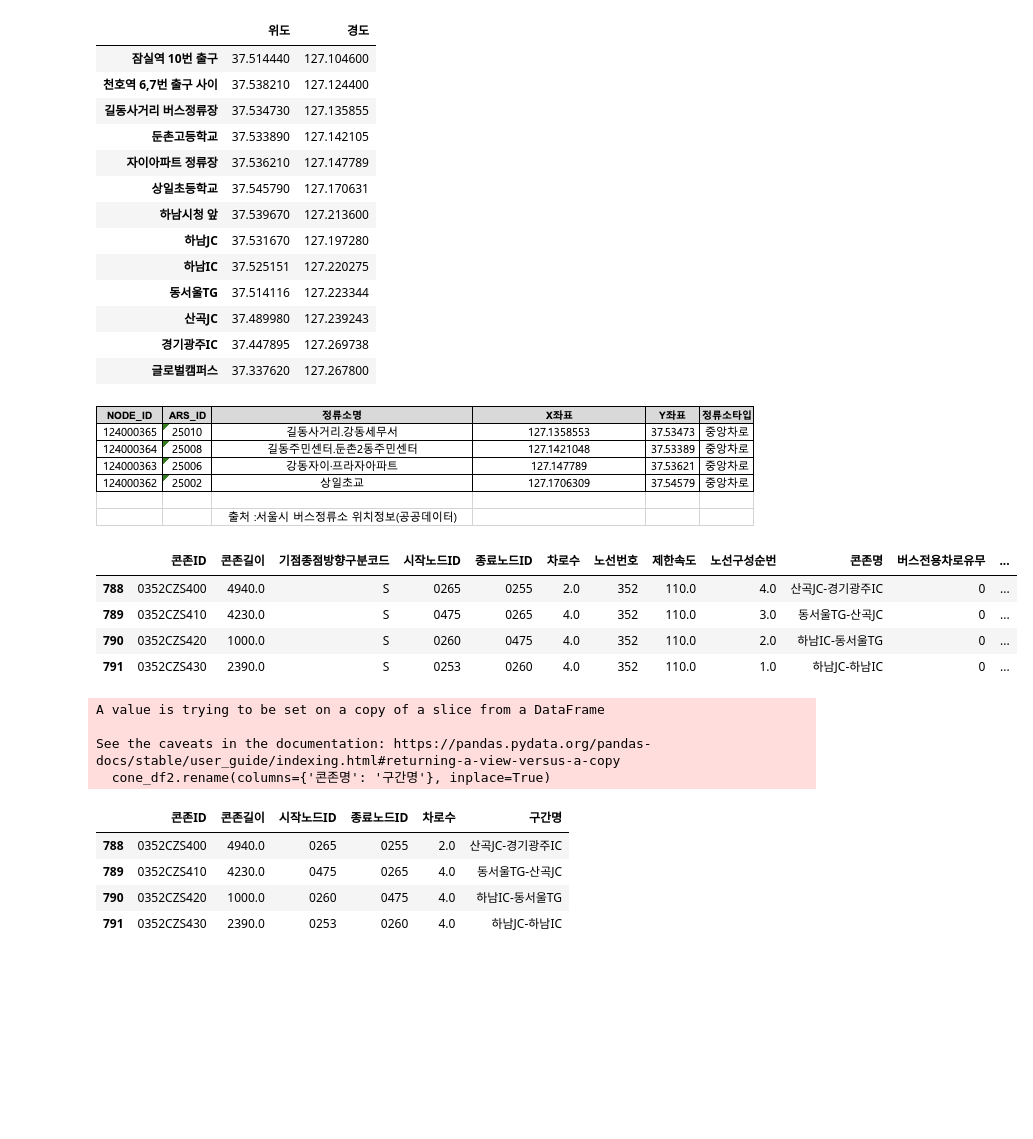
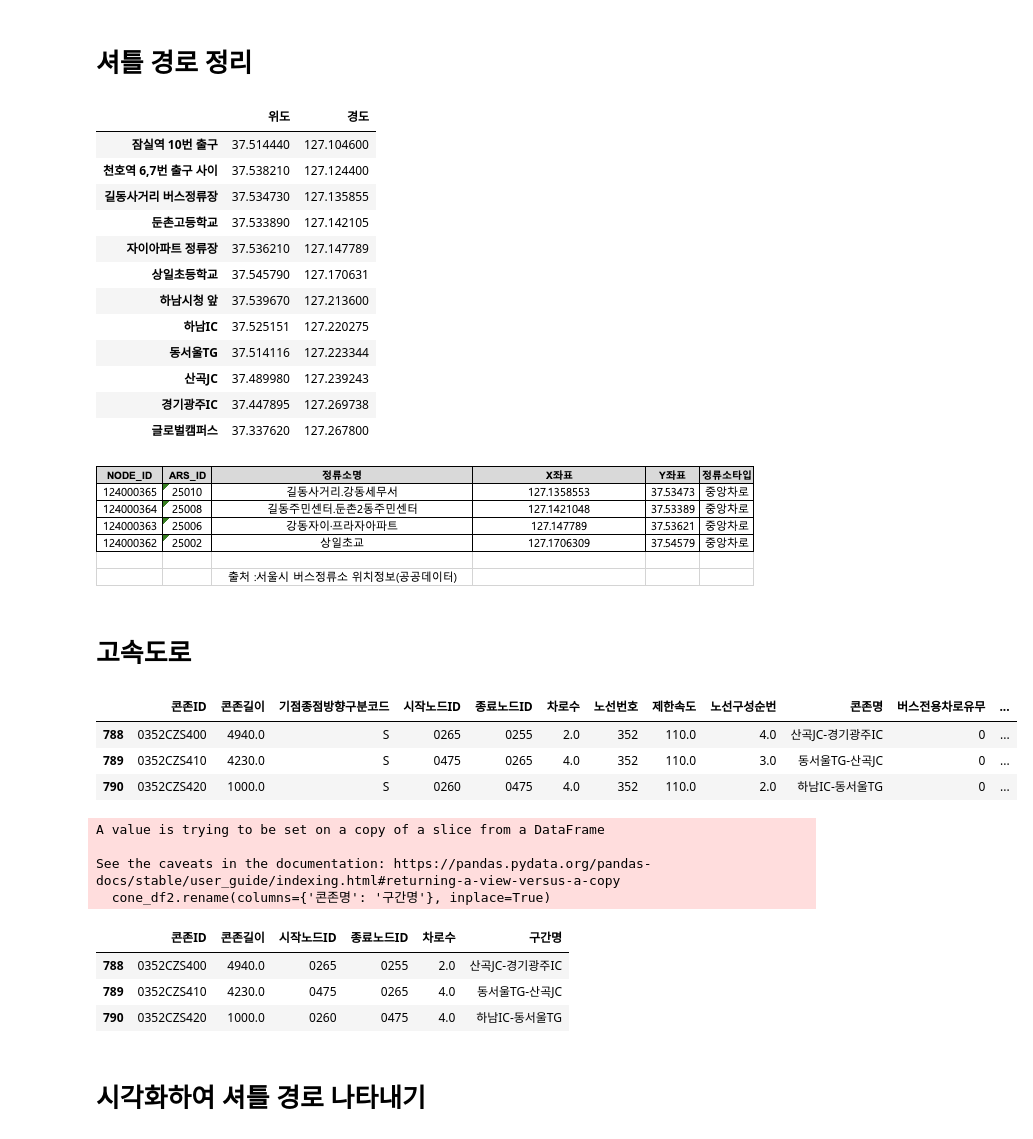
Before and after one commit to ParkJiYeoung8297/HUFS.BigData.Team, a Jupyter notebook: src/0. 천호.잠실 셔틀의 경로.ipynb, the cells around one changed output. Saved outputs shown, nothing was run; the diff lists cells and outputs as text; code cells hidden in the pictures; blank space fills up the shorter version.

```diff
--- a/src/천호.잠실 셔틀의 경로.ipynb
+++ b/src/0. 천호.잠실 셔틀의 경로.ipynb
@@ -0,0 +1,2 @@
+# %% [markdown]
+# 셔틀 경로 정리
@@ -1,11 +5,10 @@
 # %%
-import pandas as pd
 df=pd.DataFrame( )
 
 df=pd.DataFrame({'잠실역 10번 출구':[37.51444, 127.1046],'천호역 6,7번 출구 사이':[37.53821, 127.1244],'길동사거리 버스정류장':[37.53473, 127.1358553],
-                '둔촌고등학교':[37.53389, 127.1421048],'자이아파트 정류장':[37.53621, 127.147789],'상일초등학교':[37.54579, 127.1706309],'하남시청 앞':[37.53967, 127.2136],
-                  '하남JC':[37.531670,127.197280],'하남IC':[37.525151,127.220275],'동서울TG':[37.514116,127.223344],'산곡JC':[37.489980,127.239243],
-                 '경기광주IC':[37.447895,127.269738],'글로벌캠퍼스':[37.337620,127.267800]}).transpose()
+                '둔촌고등학교':[37.53389, 127.1421048],'자이아파트 정류장':[37.53621, 127.147789],'상일초등학교':[37.54579, 127.1706309],
+                 '하남시청 앞':[37.53967, 127.2136],'하남IC':[37.525151,127.220275],'동서울TG':[37.514116,127.223344],
+                 '산곡JC':[37.489980,127.239243],'경기광주IC':[37.447895,127.269738],'글로벌캠퍼스':[37.337620,127.267800]}).transpose()
 df.columns=['위도','경도']
 df
 # %% [output]
@@ -17,7 +20,6 @@ df
 | 자이아파트 정류장 | 37.536210 | 127.147789 |
 | 상일초등학교 | 37.545790 | 127.170631 |
 | 하남시청 앞 | 37.539670 | 127.213600 |
-| 하남JC | 37.531670 | 127.197280 |
 | 하남IC | 37.525151 | 127.220275 |
 | 동서울TG | 37.514116 | 127.223344 |
 | 산곡JC | 37.489980 | 127.239243 |
@@ -25,26 +27,27 @@ df
 | 글로벌캠퍼스 | 37.337620 | 127.267800 |
 # %% [markdown]
 ![image.png](attachment:image.png)
+# %% [markdown]
+# 고속도로
 # %%
 """
 #하교길
 #학교를 지나는 중부고속도로 (하남JC-경기광주IC)
 cone_df=pd.read_csv("data/콘존.csv",encoding= 'cp949')
-cone_df=cone_df[cone_df['콘존명'].isin(['하남IC-하남JC','동서울TG-하남IC','산곡JC-동서울TG','경기광주IC-산곡JC'])]
+cone_df=cone_df[cone_df['콘존명'].isin(['동서울TG-하남IC','산곡JC-동서울TG','경기광주IC-산곡JC'])]
 cone_df
 #-> 콘존ID, 노드 ID 달라짐
 """
 
 #학교를 지나는 중부고속도로 (하남JC-경기광주IC)
 cone_df=pd.read_csv("data/콘존.csv",encoding= 'cp949')
-cone_df=cone_df[cone_df['콘존명'].isin(['하남JC-하남IC','하남IC-동서울TG','동서울TG-산곡JC','산곡JC-경기광주IC'])]
+cone_df=cone_df[cone_df['콘존명'].isin(['하남IC-동서울TG','동서울TG-산곡JC','산곡JC-경기광주IC'])]
 cone_df
 # %% [output]
 |  | 콘존ID | 콘존길이 | 기점종점방향구분코드 | 시작노드ID | 종료노드ID | 차로수 | 노선번호 | 제한속도 | 노선구성순번 | 콘존명 | 버스전용차로유무 | ... |
 | 788 | 0352CZS400 | 4940.0 | S | 0265 | 0255 | 2.0 | 352 | 110.0 | 4.0 | 산곡JC-경기광주IC | 0 | ... |
 | 789 | 0352CZS410 | 4230.0 | S | 0475 | 0265 | 4.0 | 352 | 110.0 | 3.0 | 동서울TG-산곡JC | 0 | ... |
 | 790 | 0352CZS420 | 1000.0 | S | 0260 | 0475 | 4.0 | 352 | 110.0 | 2.0 | 하남IC-동서울TG | 0 | ... |
-| 791 | 0352CZS430 | 2390.0 | S | 0253 | 0260 | 4.0 | 352 | 110.0 | 1.0 | 하남JC-하남IC | 0 | ... |
 # %%
 cone_df2=cone_df[['콘존ID','콘존길이','시작노드ID','종료노드ID','차로수','콘존명']]
 cone_df2.rename(columns={'콘존명': '구간명'}, inplace=True)
@@ -58,7 +61,8 @@ See the caveats in the documentation: https://pandas.pydata.org/pandas-docs/stab
 | 788 | 0352CZS400 | 4940.0 | 0265 | 0255 | 2.0 | 산곡JC-경기광주IC |
 | 789 | 0352CZS410 | 4230.0 | 0475 | 0265 | 4.0 | 동서울TG-산곡JC |
 | 790 | 0352CZS420 | 1000.0 | 0260 | 0475 | 4.0 | 하남IC-동서울TG |
-| 791 | 0352CZS430 | 2390.0 | 0253 | 0260 | 4.0 | 하남JC-하남IC |
+# %% [markdown]
+# 시각화하여 셔틀 경로 나타내기
 # %%
 node_df=pd.read_csv('data/노드 위도 경도.csv',encoding='utf-8')
 node_df
```
Also changed, not shown: parts of 3 cells of this notebook, 4 other files.
